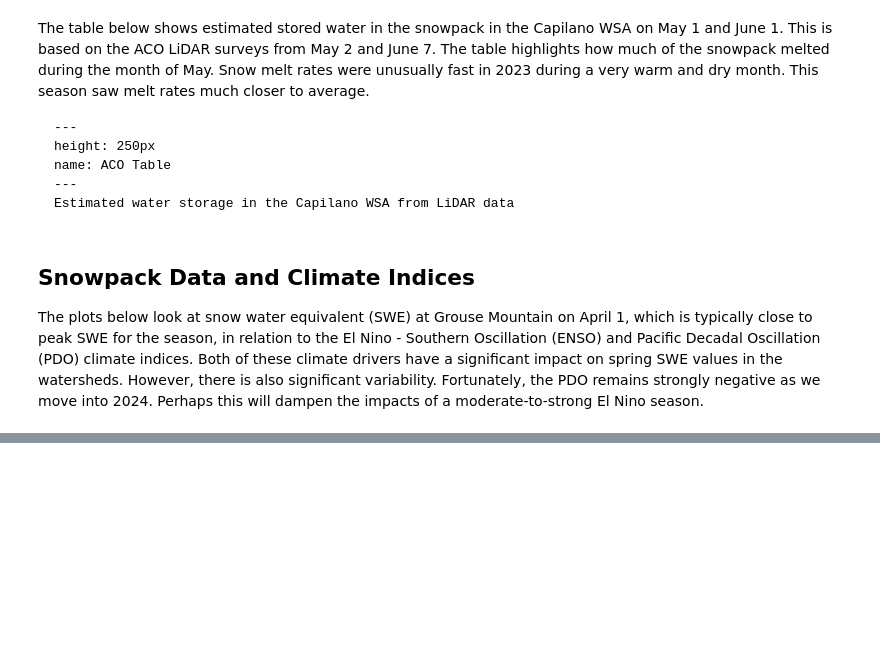
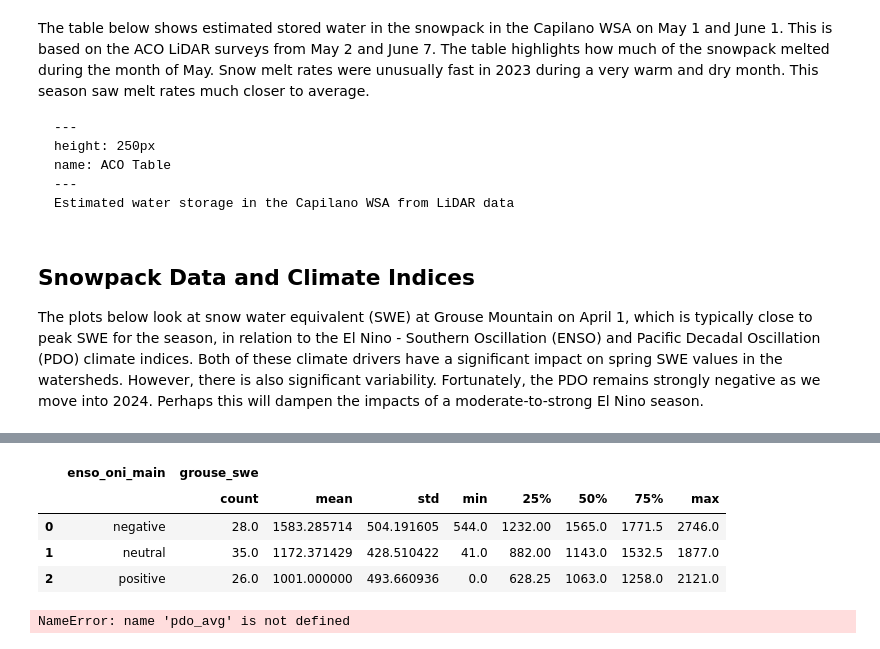
Before and after one commit to pmarshall24/Climate-Summary, a Jupyter notebook: _build/jupyter_execute/snowpack.ipynb, the cells around one changed output, grey strips where cells are left out. Saved outputs shown, nothing was run; the diff lists cells and outputs as text; code cells hidden in the pictures; blank space fills up the shorter version.

```diff
--- a/_build/jupyter_execute/snowpack.ipynb
+++ b/_build/jupyter_execute/snowpack.ipynb
@@ -454,8 +453,20 @@ chart2
 # %% [output]
 [interactive output not drawn]
 # %%
-pdo_avg = grouse_apr_swe.groupby("pdo_phase_main")[["grouse_swe"]].describe()
-pdo_avg = pdo_avg.reset_index()
+oni_avg = grouse_apr_swe.groupby("enso_oni_main")[["grouse_swe"]].describe()
+oni_avg = oni_avg.reset_index()
+oni_avg.head()
+# %% [output]
+|  | enso_oni_main | grouse_swe |  |  |  |  |  |  |  |
+|  |  | count | mean | std | min | 25% | 50% | 75% | max |
+| 0 | negative | 28.0 | 1583.285714 | 504.191605 | 544.0 | 1232.00 | 1565.0 | 1771.5 | 2746.0 |
+| 1 | neutral | 35.0 | 1172.371429 | 428.510422 | 41.0 | 882.00 | 1143.0 | 1532.5 | 1877.0 |
+| 2 | positive | 26.0 | 1001.000000 | 493.660936 | 0.0 | 628.25 | 1063.0 | 1258.0 | 2121.0 |
+# %%
+oni_avg = grouse_apr_swe.groupby("pdo_phase_main")[["grouse_swe"]].describe()
+oni_avg = pdo_avg.reset_index()
+# %% [output]
+NameError: name 'pdo_avg' is not defined
 # %%
 domain = ['negative', 'neutral', 'positive']
 range_ = ['blue', 'gray', 'red']
```
Also changed, not shown: parts of 3 cells of this notebook, 22 other files.
